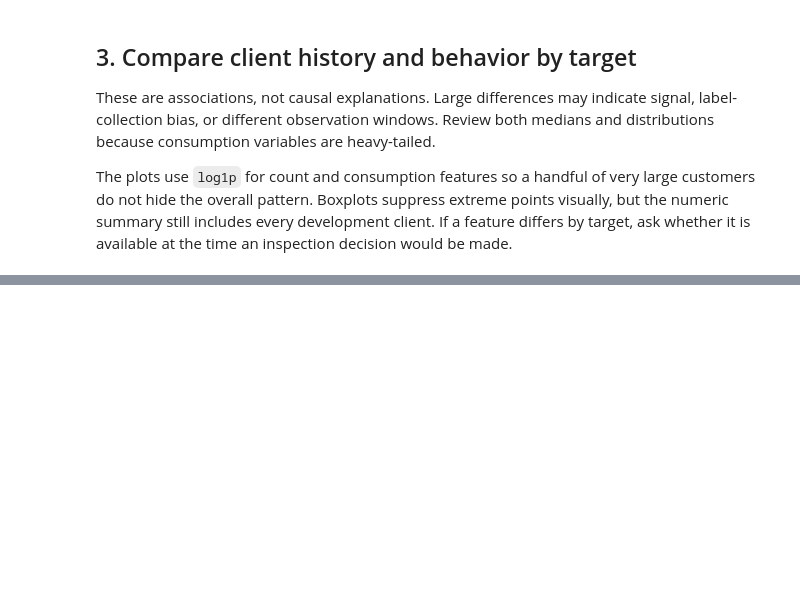
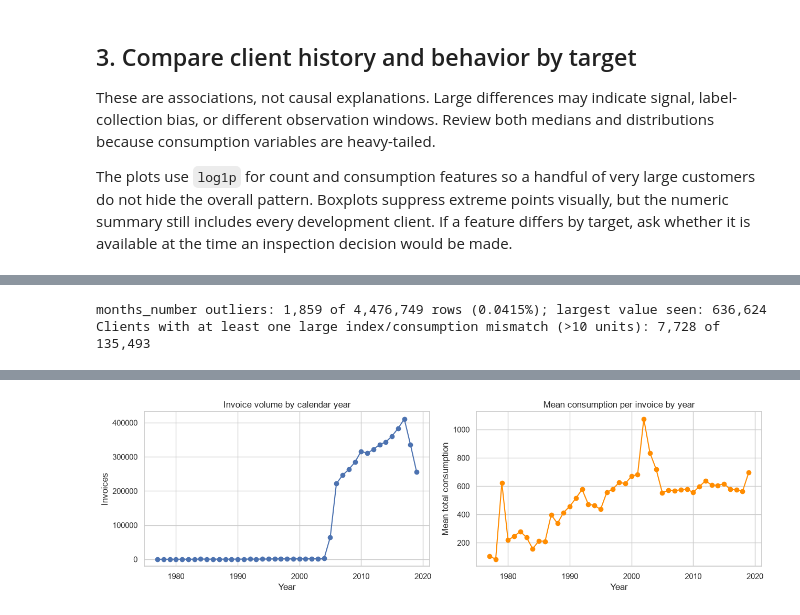
Before and after one commit to roy-nfisch/ds-fraud-in-electricity-and-gas, a Jupyter notebook: 01_eda.ipynb, the cells around one changed output, grey strips where cells are left out. Drawn from its saved outputs; the diff is of its cells as text; code cells hidden in the pictures; blank space fills up the shorter version.

```diff
--- a/01_eda.ipynb
+++ b/01_eda.ipynb
@@ -319,0 +670,32 @@ display(analysis[["creation_date", "first_invoice", "last_invoice"]].agg(["min",
+# %%
+meter_recon, year_trend, meter_audit = audit_meter_reconciliation(PARQUET_DIR / "invoice_train.parquet", chunk_size=CHUNK_SIZE)
+
+print(
+    f"months_number outliers: {meter_audit['months_outlier_rows']:,} of {meter_audit['total_rows']:,} rows "
+    f"({meter_audit['months_outlier_share']:.4%}); largest value seen: {meter_audit['months_max_seen']:,}"
+)
+print(f"Clients with at least one large index/consumption mismatch (>10 units): "
+      f"{(meter_recon['large_mismatch_count'] > 0).sum():,} of {len(meter_recon):,}")
+
+recon_by_target = eda_analysis[["client_id", "target"]].merge(meter_recon, on="client_id", how="left")
+recon_summary = recon_by_target.groupby("target").agg(
+    clients=("client_id", "size"),
+    reconciliation_gap_abs_mean=("reconciliation_gap_abs_mean", "mean"),
+    reconciliation_gap_abs_median=("reconciliation_gap_abs_mean", "median"),
+    share_with_large_mismatch=("large_mismatch_count", lambda s: (s > 0).mean()),
+    share_with_months_outlier=("months_outlier_count", lambda s: (s > 0).mean()),
+)
+display(recon_summary)
+
+display(year_trend)
+
+fig, axes = plt.subplots(1, 2, figsize=(13, 4))
+axes[0].plot(year_trend["invoice_year"], year_trend["invoice_count"], marker="o")
+axes[0].set(title="Invoice volume by calendar year", xlabel="Year", ylabel="Invoices")
+axes[1].plot(year_trend["invoice_year"], year_trend["mean_consumption_per_invoice"], marker="o", color="darkorange")
+axes[1].set(title="Mean consumption per invoice by year", xlabel="Year", ylabel="Mean total consumption")
+plt.tight_layout()
+plt.show()
+# %% [output]
+months_number outliers: 1,859 of 4,476,749 rows (0.0415%); largest value seen: 636,624
+Clients with at least one large index/consumption mismatch (>10 units): 7,728 of 135,493
@@ -319,0 +723 @@ display(analysis[["creation_date", "first_invoice", "last_invoice"]].agg(["min",
+[figure, added]
```
Also changed, not shown: parts of 26 cells of this notebook, 2 other files.
